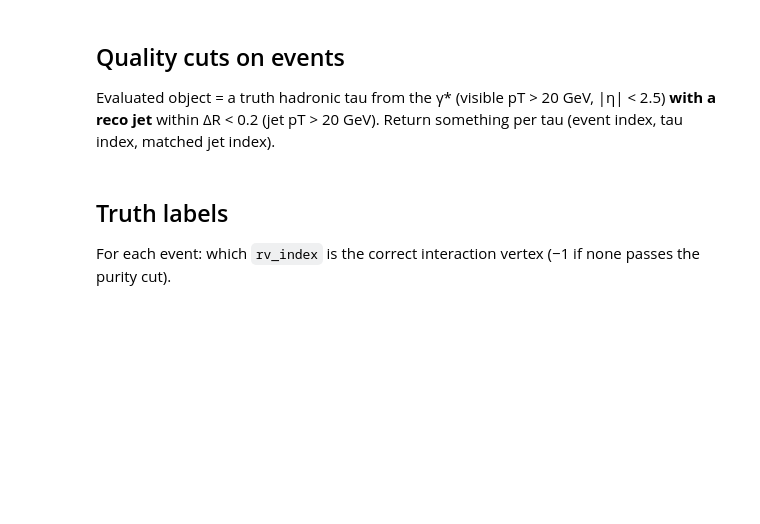
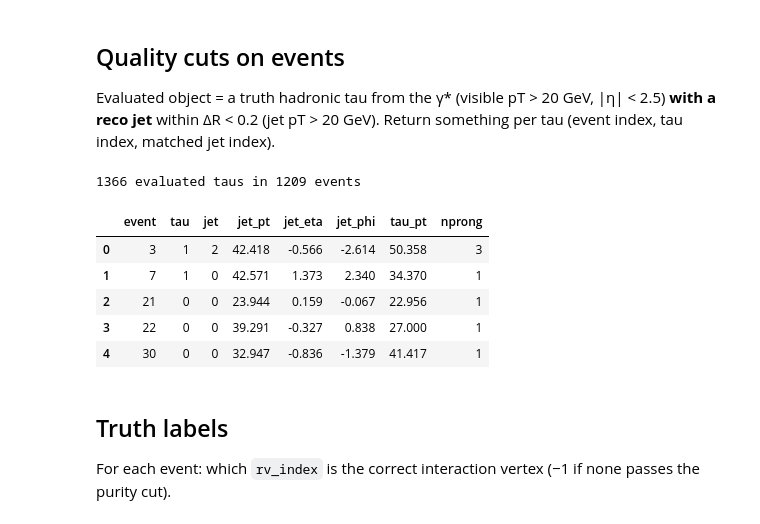
Before and after one commit to chrissellgren/ML_f26, a Jupyter notebook: vertexing_project/notebooks/analysis.ipynb, the cells around one changed output. Drawn from its saved outputs; the diff is of its cells as text; code cells hidden in the pictures; blank space fills up the shorter version.

Commit message:
tjva-lite first draft

```diff
--- a/vertexing_project/notebooks/analysis.ipynb
+++ b/vertexing_project/notebooks/analysis.ipynb
@@ -93,10 +93,6 @@ Units: GeV, mm, radians.
 Evaluated object = a truth hadronic tau from the γ* (visible pT > 20 GeV, |η| < 2.5) **with a reco jet** within
 ΔR < 0.2 (jet pT > 20 GeV). Return something per tau (event index, tau index, matched jet index).
 # %%
-def select_taus(a):
-    """TODO (Chris). Returns a per-tau table: event index, truth-tau index, matched jet index (and jet pT/eta/phi)."""
-    return
-
 # simpler function: just returns original data strcuture but with only passing events
 def cut(all,printing=False):
     """ Import entire data as awkward array, return data structure with only passing events.
@@ -142,6 +138,64 @@ def cut(all,printing=False):
     data = data[m_jettau]
     if printing: print(f"Num events after jet cut: {len(data)}")
     return data
+# %%
+# claude recode of cut() to output a pd dataframe per-tau table
+def select_taus(all):
+    """Per-tau version of cut(): one row per evaluated tau.
+    Same requirements as cut(): truth hadronic tau from the gamma*, vis pT > 20 GeV, |eta| < 2.5,
+    with a reco jet (pT > 20 GeV) within dR < 0.2. If several jets match, take the closest.
+    Returns a DataFrame with columns:
+      event  : index of the event in `all` (use it to grab that event's tracks/vertices: all.trk_pt[taus.event])
+      tau    : index into that event's truth_tau_* lists
+      jet    : index into that event's jet_* lists
+      jet_pt, jet_eta, jet_phi : the matched jet (the seed axis for TJVA-lite)
+      tau_pt, nprong : truth visible pT and number of charged prongs (for efficiency vs pT / prong plots)"""
+    # same tau cuts as in cut()
+    passcut = (all.truth_tau_from_hard & ~all.truth_tau_leptonic
+               & (all.truth_tau_vis_pt > 20) & (np.abs(all.truth_tau_vis_eta) < 2.5))
+
+    # same dR computation as in cut(), but on all events so `event` indexes the input array
+    detas = all.truth_tau_vis_eta[:, :, None] - all.jet_eta[:, None, :]
+    dphis = (all.truth_tau_vis_phi[:, :, None] - all.jet_phi[:, None, :] + np.pi) % (2*np.pi) - np.pi
+    dR = np.sqrt(detas**2 + dphis**2)
+    hasgoodjet = (dR < 0.2) & (all.jet_pt[:, None, :] > 20)
+
+    # a tau is evaluated if it passes the cuts and has a good jet; its jet is the closest good one
+    keep = passcut & ak.any(hasgoodjet, axis=-1)
+    jet_idx = ak.argmin(ak.where(hasgoodjet, dR, np.inf), axis=-1)
+
+    # event and tau index for every tau, then keep only the evaluated ones
+    event_idx = ak.broadcast_arrays(np.arange(len(all)), passcut)[0]
+    tau_idx = ak.local_index(passcut, axis=1)
+    event = ak.to_numpy(ak.flatten(event_idx[keep]))
+    tau = ak.to_numpy(ak.flatten(tau_idx[keep]))
+    jet = ak.to_numpy(ak.flatten(jet_idx[keep]))
+
+    # pick one element per tau: flatten the jagged column, then jump to (start of event) + (index within event)
+    def pick(x, i):
+        start = np.concatenate([[0], np.cumsum(ak.to_numpy(ak.num(x)))])
+        return ak.to_numpy(ak.flatten(x))[start[event] + i]
+    return pd.DataFrame({
+        "event": event, "tau": tau, "jet": jet,
+        "jet_pt": pick(all.jet_pt, jet), "jet_eta": pick(all.jet_eta, jet), "jet_phi": pick(all.jet_phi, jet),
+        "tau_pt": pick(all.truth_tau_vis_pt, tau), "nprong": pick(all.truth_tau_nprong, tau),
+    })
+
+
+data = load_dev(50)
+taus = select_taus(data)
+# check: same events as cut()
+assert taus.event.nunique() == len(cut(data))
+print(f"{len(taus)} evaluated taus in {taus.event.nunique()} events")
+taus.head()
+# %% [output]
+1366 evaluated taus in 1209 events
+|  | event | tau | jet | jet_pt | jet_eta | jet_phi | tau_pt | nprong |
+| 0 | 3 | 1 | 2 | 42.418 | -0.566 | -2.614 | 50.358 | 3 |
+| 1 | 7 | 1 | 0 | 42.571 | 1.373 | 2.340 | 34.370 | 1 |
+| 2 | 21 | 0 | 0 | 23.944 | 0.159 | -0.067 | 22.956 | 1 |
+| 3 | 22 | 0 | 0 | 39.291 | -0.327 | 0.838 | 27.000 | 1 |
+| 4 | 30 | 0 | 0 | 32.947 | -0.836 | -1.379 | 41.417 | 1 |
 # %% [markdown]
 ## Truth labels
 For each event: which `rv_index` is the correct interaction vertex (−1 if none passes the purity cut).
```
Also changed, not shown: parts of 4 cells of this notebook.
